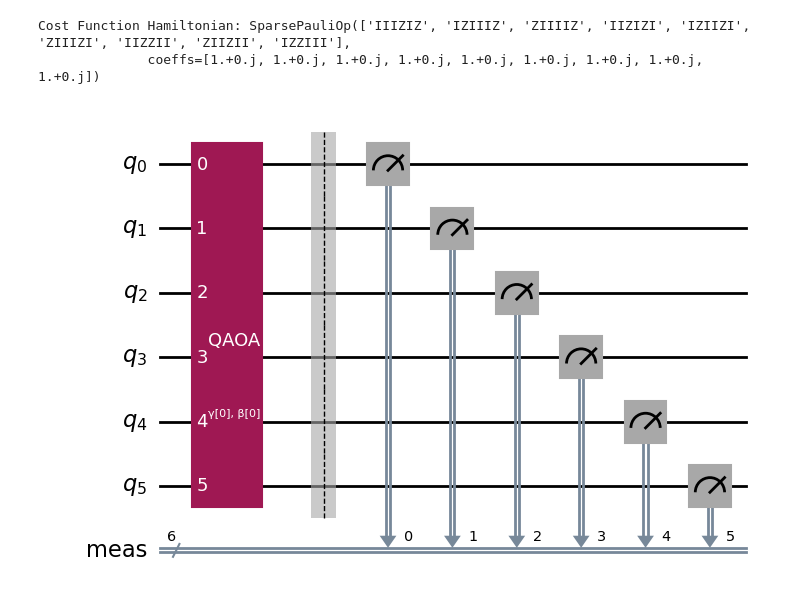
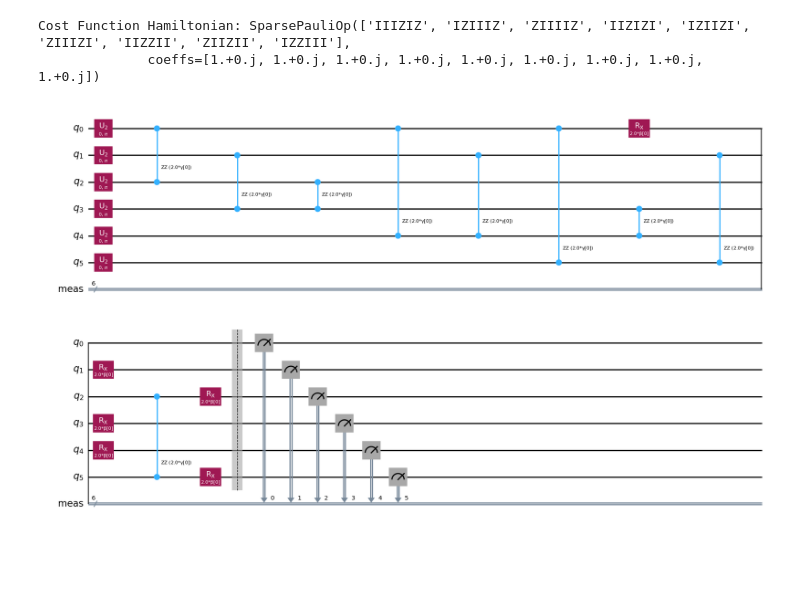
Before and after one commit to to24toro/AITranspiler, a Jupyter notebook: graph_to_ansatz.ipynb, the cells around one changed output. Saved outputs shown, nothing was run; the diff lists cells and outputs as text; code cells hidden in the pictures; blank space fills up the shorter version.

```diff
--- a/graph_to_ansatz.ipynb
+++ b/graph_to_ansatz.ipynb
@@ -14,6 +14,6 @@ Cost Function Hamiltonian: SparsePauliOp(['IIIZIZ', 'IZIIIZ', 'ZIIIIZ', 'IIZIZI'
               coeffs=[1.+0.j, 1.+0.j, 1.+0.j, 1.+0.j, 1.+0.j, 1.+0.j, 1.+0.j, 1.+0.j, 1.+0.j])
 # %%
 ansatz = converter.build_qaoa_ansatz(reps=1)
-ansatz.draw(output="mpl")
+ansatz.decompose().decompose().draw(output="mpl")
 # %% [output]
-[figure, old version]
+[figure, new version]
```
Also changed, not shown: 11 other files.
